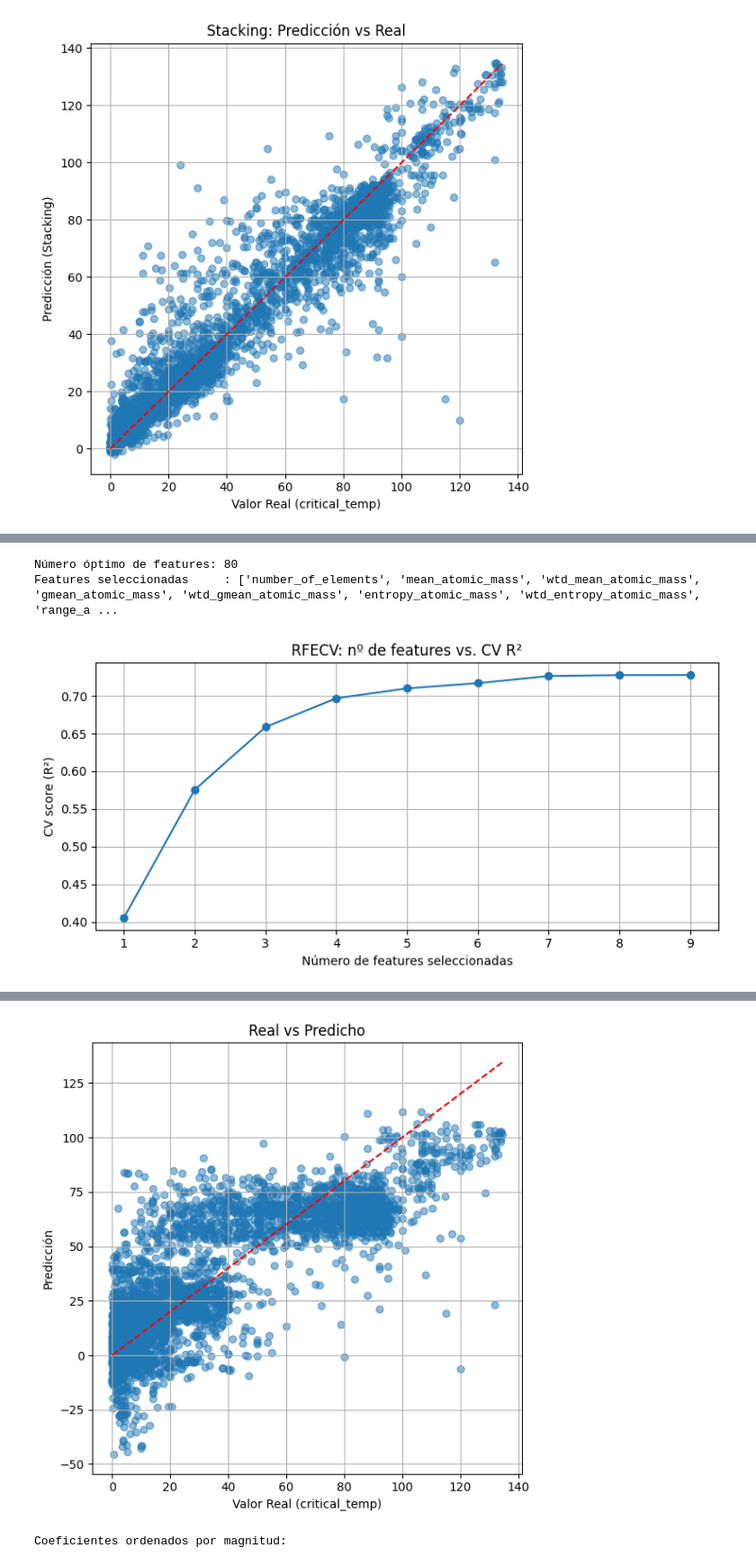
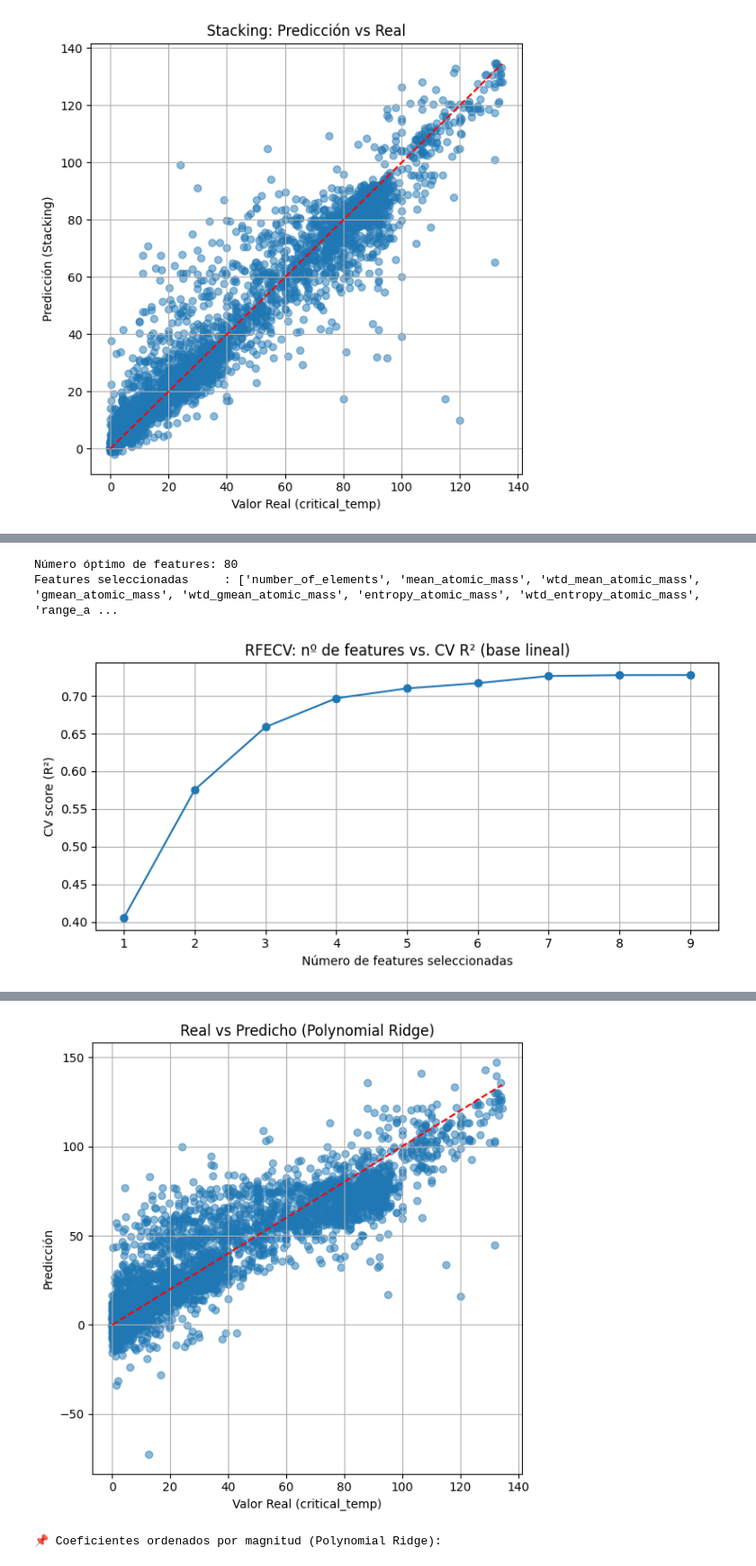
Before and after one commit to JhairtVegaQ/ProyectoML, a Jupyter notebook: ProyectoML.ipynb, the cells around one changed output, grey strips where cells are left out. Shown at 90% size. Saved outputs shown, nothing was run; the diff lists cells and outputs as text; code cells hidden in the pictures.

```diff
--- a/ProyectoML.ipynb
+++ b/ProyectoML.ipynb
@@ -673,5 +660,13 @@ R² en TEST (Stacking): 0.9279
 # %%
-# Selección de features con RFECV
+from sklearn.linear_model import Ridge
+from sklearn.preprocessing import PolynomialFeatures
+from sklearn.pipeline import Pipeline
+from sklearn.model_selection import RandomizedSearchCV
+from sklearn.feature_selection import RFECV
+from sklearn.metrics import mean_squared_error, r2_score
+from scipy.stats import uniform
+
+#Selección de features con RFECV (lineal primero, como base)
 rfecv = RFECV(
     estimator=LinearRegression(),
     step=10,
@@ -686,74 +681,87 @@ selected_features = X_train_scaled.columns[rfecv.support_]
 print("Número óptimo de features:", rfecv.n_features_)
 print("Features seleccionadas     :", selected_features.tolist())
 
-# Gráfico RFECV: nº de features vs CV R²
+#Gráfico RFECV
 cv_scores = rfecv.cv_results_['mean_test_score']
 plt.figure(figsize=(8, 4))
 plt.plot(range(1, len(cv_scores) + 1), cv_scores, marker='o')
 plt.xlabel("Número de features seleccionadas")
 plt.ylabel("CV score (R²)")
-plt.title("RFECV: nº de features vs. CV R²")
+plt.title("RFECV: nº de features vs. CV R² (base lineal)")
 plt.grid(True)
 plt.tight_layout()
 plt.show()
 
-# RandomizedSearchCV sobre features seleccionadas
+#PolynomialFeatures + Ridge en pipeline
+poly = PolynomialFeatures(degree=2, include_bias=False)
+ridge = Ridge(random_state=42)
+pipeline = Pipeline([
+    ('poly', poly),
+    ('ridge', ridge)
+])
+
 param_dist = {
-    'alpha': uniform(0.01, 10.0)   # alpha en [0.01, 10.01)
+    'ridge__alpha': uniform(0.01, 10.0)
 }
-ridge = Ridge(random_state=42)
 
 rand_search = RandomizedSearchCV(
-    estimator=ridge,
+    estimator=pipeline,
     param_distributions=param_dist,
-    n_iter=10,
+    n_iter=5,
     cv=3,
     scoring='r2',
     random_state=42,
     n_jobs=-1,
     verbose=1
 )
-rand_search.fit(X_train_scaled[selected_features], y_train)
 
+X_train_poly_base = X_train_scaled[selected_features]
+X_test_poly_base  = X_test_scaled[selected_features]
+
+rand_search.fit(X_train_poly_base, y_train)
 best_model = rand_search.best_estimator_
-print("Mejor alpha de Ridge:", rand_search.best_params_['alpha'])
 
-# Cálculo de métricas de desempeño
-y_pred_train = best_model.predict(X_train_scaled[selected_features])
-y_pred_test = best_model.predict(X_test_scaled[selected_features])
+print("Mejor alpha (Ridge):", rand_search.best_params_['ridge__alpha'])
 
-rmse_test_LN = np.sqrt(mean_squared_error(y_test, y_pred_test))
+#Evaluación
+y_pred_train = best_model.predict(X_train_poly_base)
+y_pred_test = best_model.predict(X_test_poly_base)
+
+rmse_test_poly = np.sqrt(mean_squared_error(y_test, y_pred_test))
 r2_train = r2_score(y_train, y_pred_train)
-r2_test_LN = r2_score(y_test,  y_pred_test)
+r2_test_poly = r2_score(y_test, y_pred_test)
 
-print(f"\nRMSE en TEST: {rmse_test_LN:.4f}")
+print(f"\nMÉTRICAS Polynomial Regression:")
+print(f"RMSE en TEST: {rmse_test_poly:.4f}")
 print(f"R² en TRAIN: {r2_train:.4f}")
-print(f"R² en TEST : {r2_test_LN:.4f}")
+print(f"R² en TEST : {r2_test_poly:.4f}")
 
-# Gráfico: Real vs Predicho
+#Gráfico Real vs Predicho
 plt.figure(figsize=(6, 6))
 plt.scatter(y_test, y_pred_test, alpha=0.5)
 min_val, max_val = y_test.min(), y_test.max()
 plt.plot([min_val, max_val], [min_val, max_val], 'r--')
-plt.xlabel("Valor Real (critical_temp)")
-plt.ylabel("Predicción")
-plt.title("Real vs Predicho")
+plt.xlabel('Valor Real (critical_temp)')
+plt.ylabel('Predicción')
+plt.title('Real vs Predicho (Polynomial Ridge)')
 plt.grid(True)
 plt.tight_layout()
 plt.show()
 
-# Tabla de coeficientes ordenados por magnitud
+#Coeficientes del modelo polinomial
+feature_names = best_model.named_steps['poly'].get_feature_names_out(selected_features)
+coef_values = best_model.named_steps['ridge'].coef_
+
 coef_df = pd.DataFrame({
-    'feature': selected_features,
-    'coef': best_model.coef_
+    'feature': feature_names,
+    'coef': coef_values
 })
 coef_df['abs_coef'] = coef_df['coef'].abs()
 coef_df_sorted = coef_df.sort_values('abs_coef', ascending=False).drop(columns='abs_coef')
 
-# Mostrar todos los coeficientes
-print("\nCoeficientes ordenados por magnitud:")
+print("\n📌 Coeficientes ordenados por magnitud (Polynomial Ridge):")
 display(coef_df_sorted)
 # %% [output]
 Número óptimo de features: 80
 Features seleccionadas     : ['number_of_elements', 'mean_atomic_mass', 'wtd_mean_atomic_mass', 'gmean_atomic_mass', 'wtd_gmean_atomic_mass', 'entropy_atomic_mass', 'wtd_entropy_atomic_mass', 'range_a ...
-[figure, old version]
+[figure, new version]
@@ -766,3 +775,3 @@ R² en TEST : 0.6957
-[figure, old version]
+[figure, new version]
-Coeficientes ordenados por magnitud:
+📌 Coeficientes ordenados por magnitud (Polynomial Ridge):
 |  | feature | coef |
```
Also changed, not shown: parts of 6 cells of this notebook.
